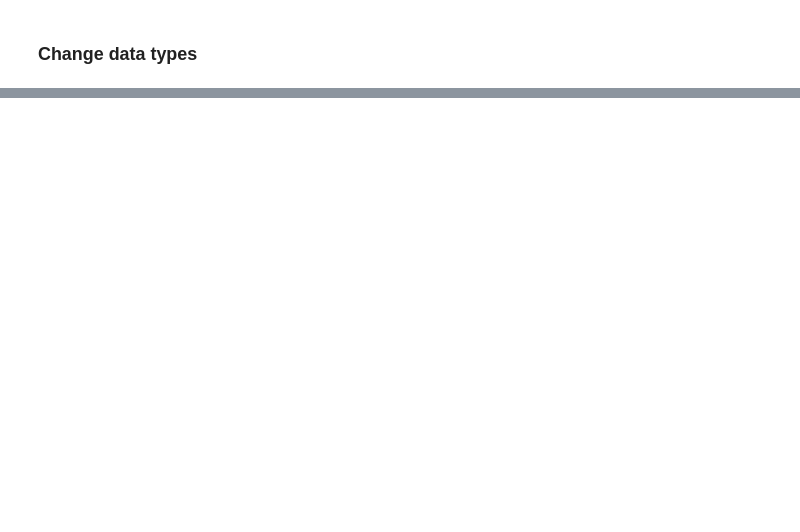
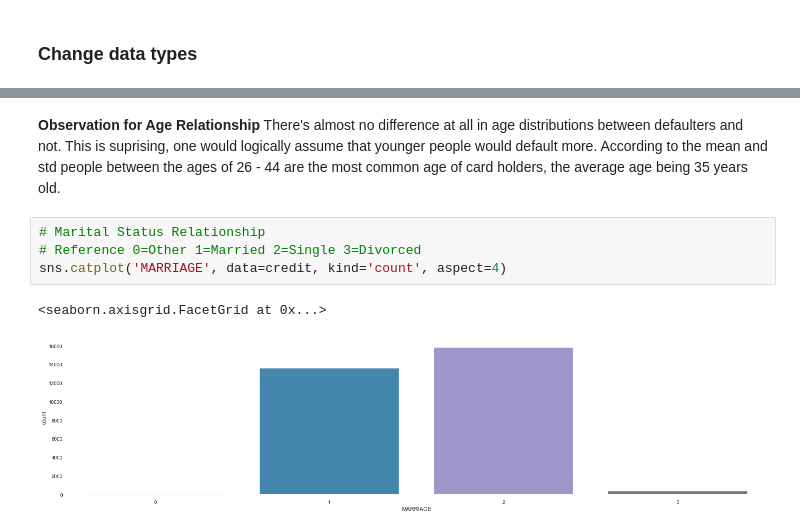
Before and after one commit to MichaelBauler/Credit-One-Regression, a Jupyter notebook: Credit One Regression .ipynb, the cells around one changed output, grey strips where cells are left out. Cells and saved outputs as stored; diff of their text form; blank space fills up the shorter version.

```diff
--- a/Credit One Regression .ipynb
+++ b/Credit One Regression .ipynb
@@ -275,0 +323,9 @@ dtype: object
+# %% [markdown]
+**Observation for Age Relationship** There's almost no difference at all in age distributions between defaulters and not. This is suprising, one would logically assume that younger people would default more.  According to the mean and std people between the ages of 26 - 44 are the most common age of card holders, the average age being 35 years old.
+# %%
+# Marital Status Relationship
+# Reference 0=Other 1=Married 2=Single 3=Divorced
+sns.catplot('MARRIAGE', data=credit, kind='count', aspect=4)
+# %% [output]
+<seaborn.axisgrid.FacetGrid at 0x...>
+[figure, added]
```
Also changed, not shown: parts of 40 cells of this notebook.
